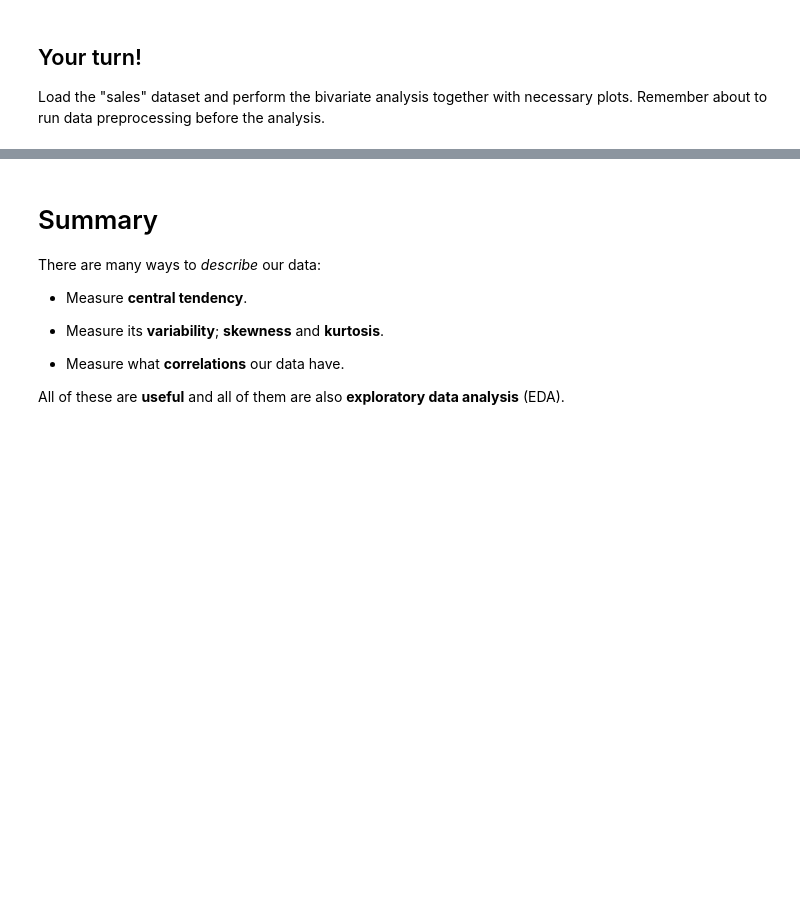
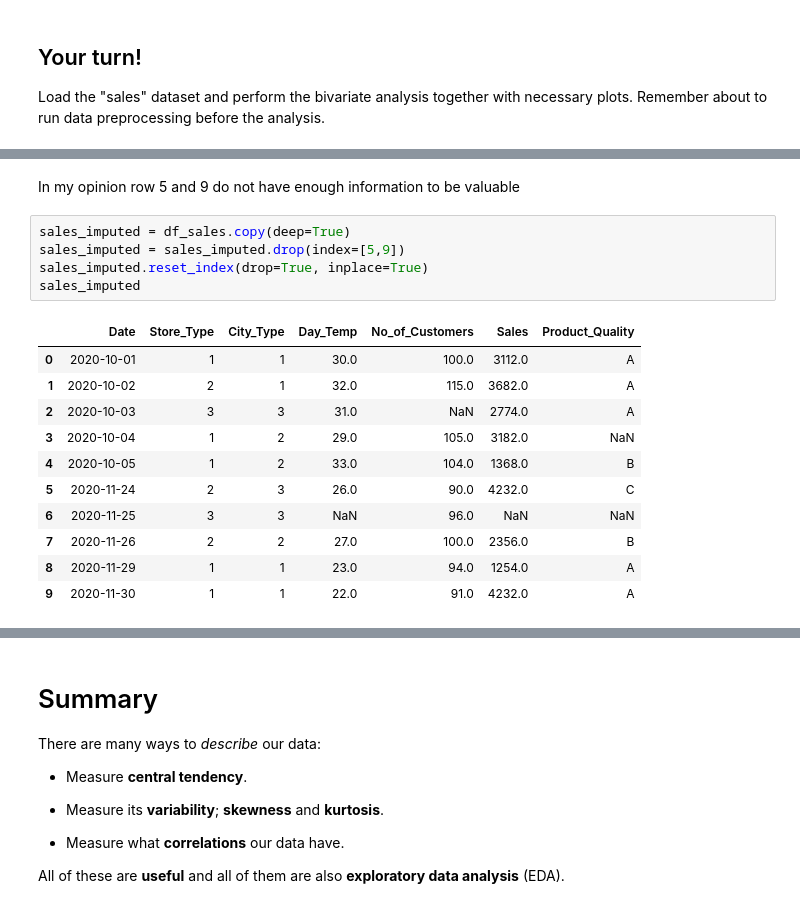
Before and after one commit to bartek00000/descripitve_stat, a Jupyter notebook: Exercise9.ipynb, the cells around one changed output, grey strips where cells are left out. Cells and saved outputs as stored; diff of their text form; blank space fills up the shorter version.

```diff
--- a/Exercise9.ipynb
+++ b/Exercise9.ipynb
@@ -577,0 +607,19 @@ df_sales.head(5)
+# %% [markdown]
+In my opinion row 5 and 9 do not have enough information to be valuable
+# %%
+sales_imputed = df_sales.copy(deep=True)
+sales_imputed = sales_imputed.drop(index=[5,9])
+sales_imputed.reset_index(drop=True, inplace=True)
+sales_imputed
+# %% [output]
+|  | Date | Store_Type | City_Type | Day_Temp | No_of_Customers | Sales | Product_Quality |
+| 0 | 2020-10-01 | 1 | 1 | 30.0 | 100.0 | 3112.0 | A |
+| 1 | 2020-10-02 | 2 | 1 | 32.0 | 115.0 | 3682.0 | A |
+| 2 | 2020-10-03 | 3 | 3 | 31.0 | NaN | 2774.0 | A |
+| 3 | 2020-10-04 | 1 | 2 | 29.0 | 105.0 | 3182.0 | NaN |
+| 4 | 2020-10-05 | 1 | 2 | 33.0 | 104.0 | 1368.0 | B |
+| 5 | 2020-11-24 | 2 | 3 | 26.0 | 90.0 | 4232.0 | C |
+| 6 | 2020-11-25 | 3 | 3 | NaN | 96.0 | NaN | NaN |
+| 7 | 2020-11-26 | 2 | 2 | 27.0 | 100.0 | 2356.0 | B |
+| 8 | 2020-11-29 | 1 | 1 | 23.0 | 94.0 | 1254.0 | A |
+| 9 | 2020-11-30 | 1 | 1 | 22.0 | 91.0 | 4232.0 | A |
```
Also changed, not shown: parts of 12 cells of this notebook, 1 other file.
